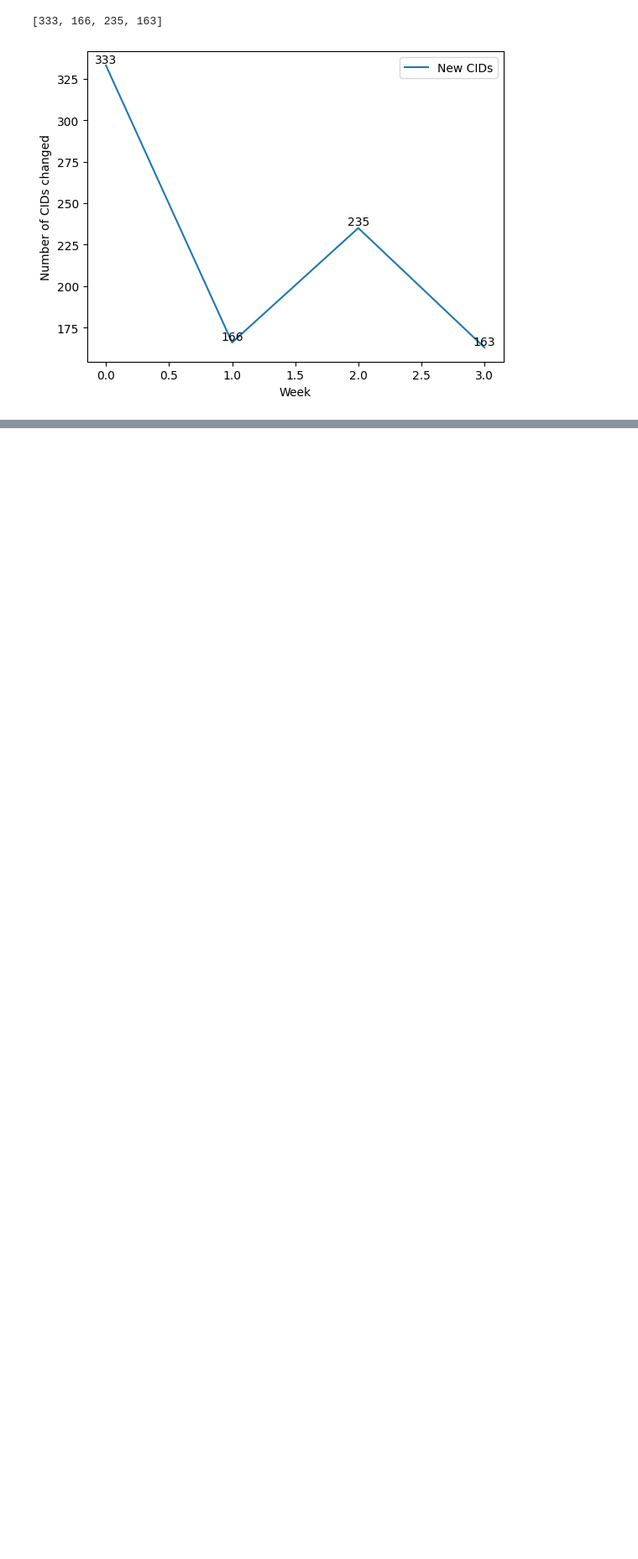
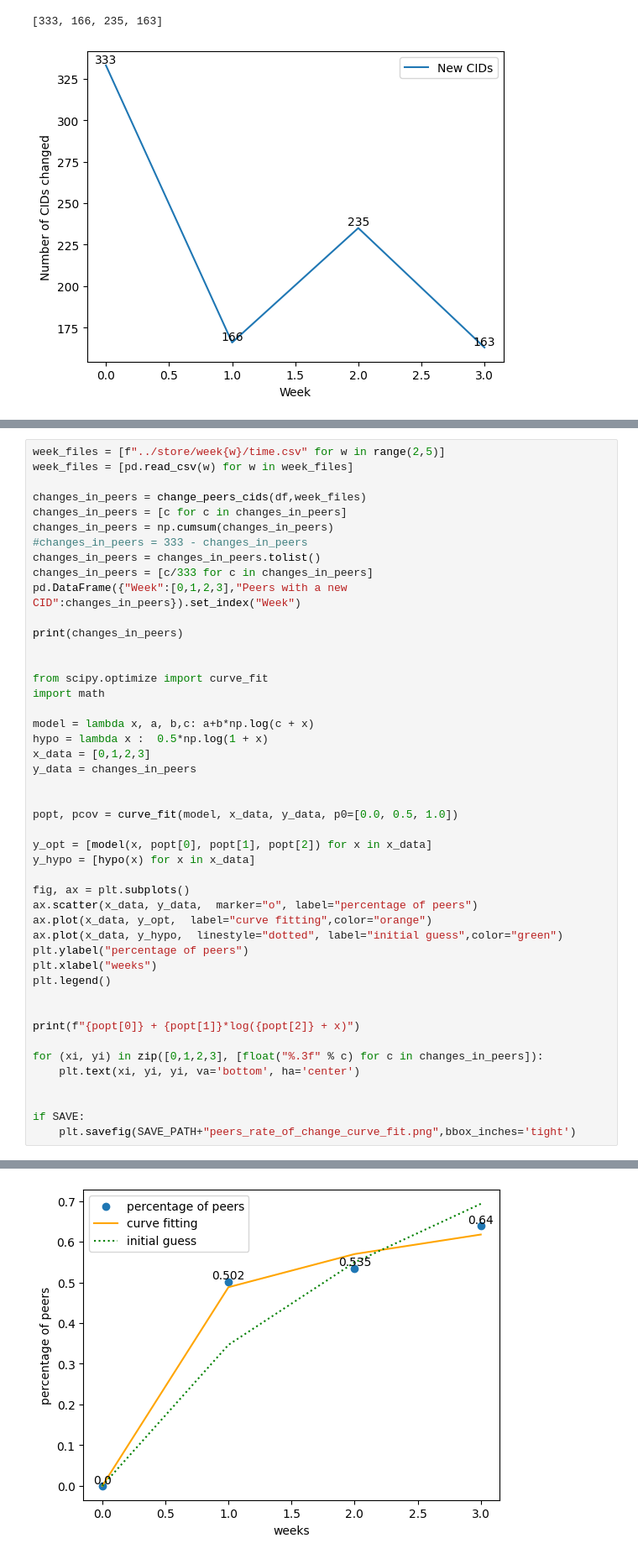
Before and after one commit to AxelGard/seek-ipns, a Jupyter notebook: analysis/rate_of_chage.ipynb, the cells around one changed output, grey strips where cells are left out. Shown at 84% size. Saved outputs shown, nothing was run; the diff lists cells and outputs as text; blank space fills up the shorter version.

Commit message:
added curve fit to new rate of change

```diff
--- a/analysis/rate_of_chage.ipynb
+++ b/analysis/rate_of_chage.ipynb
@@ -151,3 +158,50 @@ for (xi, yi) in zip([0,1,2,3], [float("%.3f" % c) for c in changes_in_peers]):
 # %% [output]
 [0.0, 0.5015015015015015, 0.5345345345345346, 0.6396396396396397]
 [figure]
+# %%
+week_files = [f"../store/week{w}/time.csv" for w in range(2,5)]
+week_files = [pd.read_csv(w) for w in week_files]
+
+changes_in_peers = change_peers_cids(df,week_files)
+changes_in_peers = [c for c in changes_in_peers]
+changes_in_peers = np.cumsum(changes_in_peers)
+#changes_in_peers = 333 - changes_in_peers
+changes_in_peers = changes_in_peers.tolist()
+changes_in_peers = [c/333 for c in changes_in_peers]
+pd.DataFrame({"Week":[0,1,2,3],"Peers with a new CID":changes_in_peers}).set_index("Week")
+
+print(changes_in_peers)
+
+
+from scipy.optimize import curve_fit
+import math
+
+model = lambda x, a, b,c: a+b*np.log(c + x)
+hypo = lambda x :  0.5*np.log(1 + x)
+x_data = [0,1,2,3]
+y_data = changes_in_peers
+
+
+popt, pcov = curve_fit(model, x_data, y_data, p0=[0.0, 0.5, 1.0])
+
+y_opt = [model(x, popt[0], popt[1], popt[2]) for x in x_data]
+y_hypo = [hypo(x) for x in x_data]
+
+fig, ax = plt.subplots()
+ax.scatter(x_data, y_data,  marker="o", label="percentage of peers")
+ax.plot(x_data, y_opt,  label="curve fitting",color="orange")
+ax.plot(x_data, y_hypo,  linestyle="dotted", label="initial guess",color="green")
+plt.ylabel("percentage of peers")
+plt.xlabel("weeks")
+plt.legend()
+
+
+print(f"{popt[0]} + {popt[1]}*log({popt[2]} + x)")
+
+for (xi, yi) in zip([0,1,2,3], [float("%.3f" % c) for c in changes_in_peers]):
+    plt.text(xi, yi, yi, va='bottom', ha='center')
+
+
+if SAVE:
+    plt.savefig(SAVE_PATH+"peers_rate_of_change_curve_fit.png",bbox_inches='tight')
+# %% [output]
@@ -153,0 +210 @@ for (xi, yi) in zip([0,1,2,3], [float("%.3f" % c) for c in changes_in_peers]):
+[figure, added]
```
Also changed, not shown: parts of 6 cells of this notebook, 4 other files.
